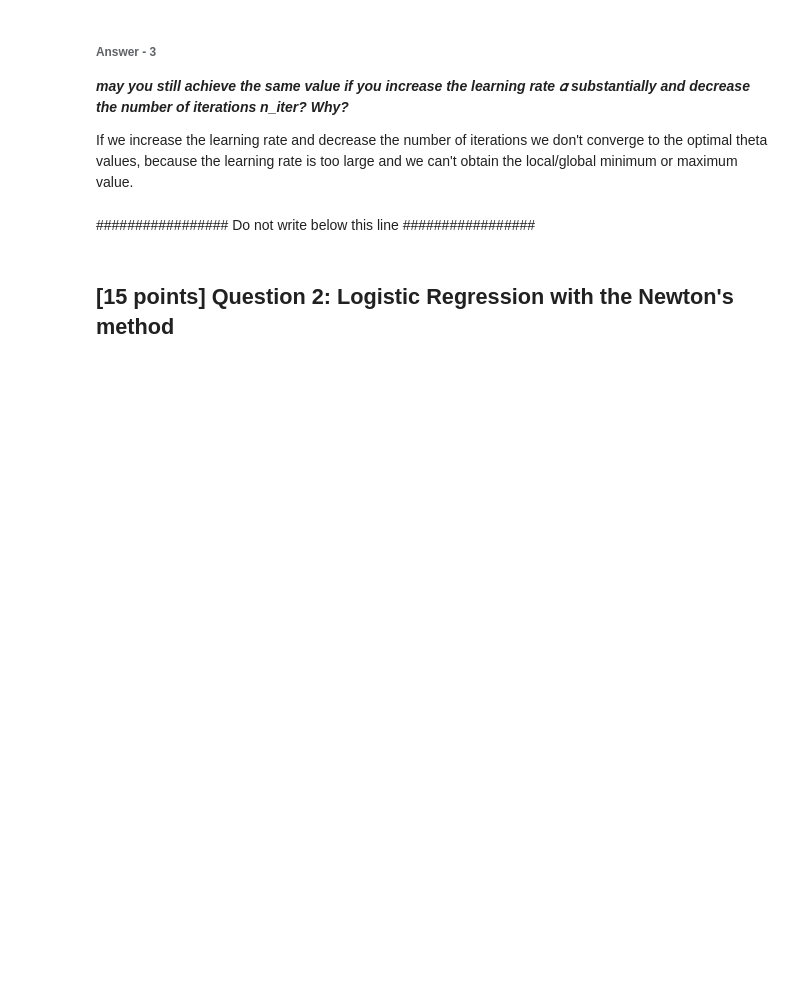
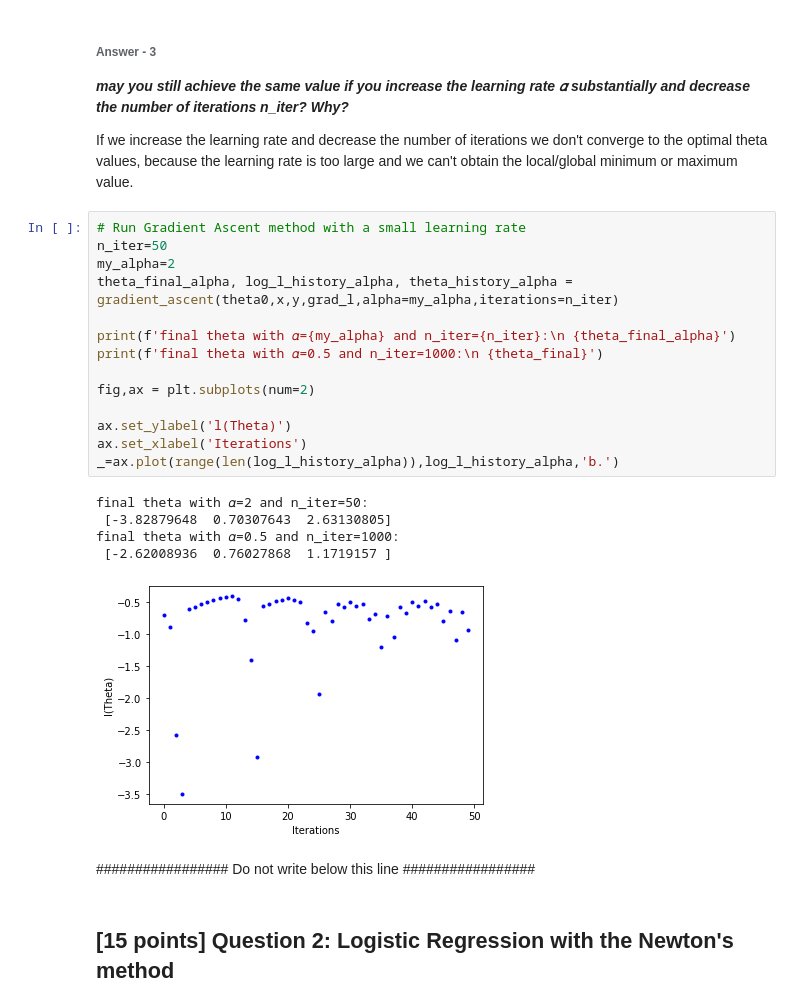
Before and after one commit to SimoneFiorellino/FDS-HW2, a Jupyter notebook: FDS_Exercise_2_new_assigned.ipynb, the cells around one changed output. Cells and saved outputs as stored; diff of their text form; blank space fills up the shorter version.

```diff
--- a/FDS_Exercise_2_new_assigned.ipynb
+++ b/FDS_Exercise_2_new_assigned.ipynb
@@ -350,6 +390,26 @@ If we decrease the learning rate and increase the number of iterations we loom i
 ***may you still achieve the same value if you increase the learning rate  𝛼  substantially and decrease the number of iterations n_iter? Why?***
 
 If we increase the learning rate and decrease the number of iterations we don't converge to the optimal theta values, because the learning rate is too large and we can't obtain the local/global minimum or maximum value.
+# %%
+# Run Gradient Ascent method with a small learning rate
+n_iter=50
+my_alpha=2
+theta_final_alpha, log_l_history_alpha, theta_history_alpha = gradient_ascent(theta0,x,y,grad_l,alpha=my_alpha,iterations=n_iter)
+
+print(f'final theta with 𝛼={my_alpha} and n_iter={n_iter}:\n {theta_final_alpha}')
+print(f'final theta with 𝛼=0.5 and n_iter=1000:\n {theta_final}')
+
+fig,ax = plt.subplots(num=2)
+
+ax.set_ylabel('l(Theta)')
+ax.set_xlabel('Iterations')
+_=ax.plot(range(len(log_l_history_alpha)),log_l_history_alpha,'b.')
+# %% [output]
+final theta with 𝛼=2 and n_iter=50:
+ [-3.82879648  0.70307643  2.63130805]
+final theta with 𝛼=0.5 and n_iter=1000:
+ [-2.62008936  0.76027868  1.1719157 ]
+[figure, added]
 # %% [markdown]
 ################# Do not write below this line #################
 # %% [markdown]
```
Also changed, not shown: parts of 3 cells of this notebook.
